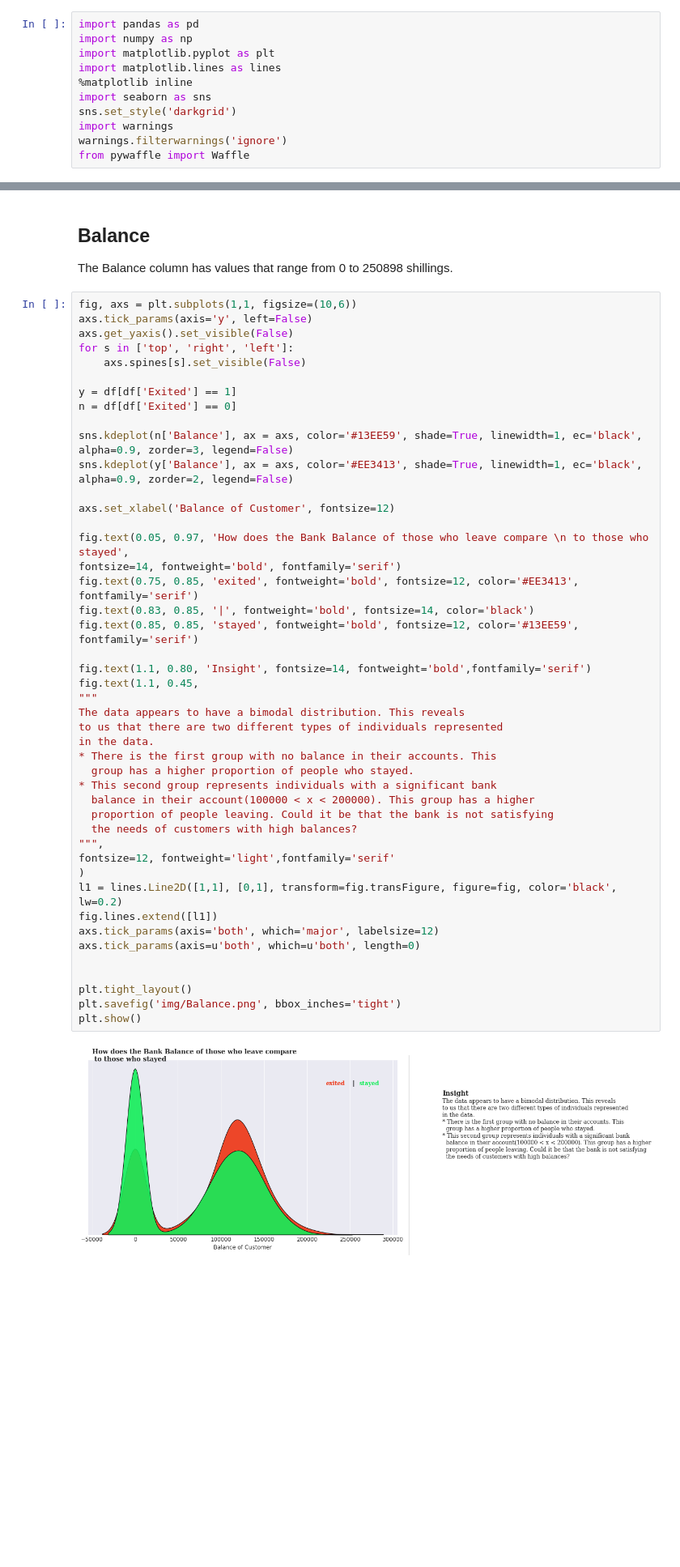
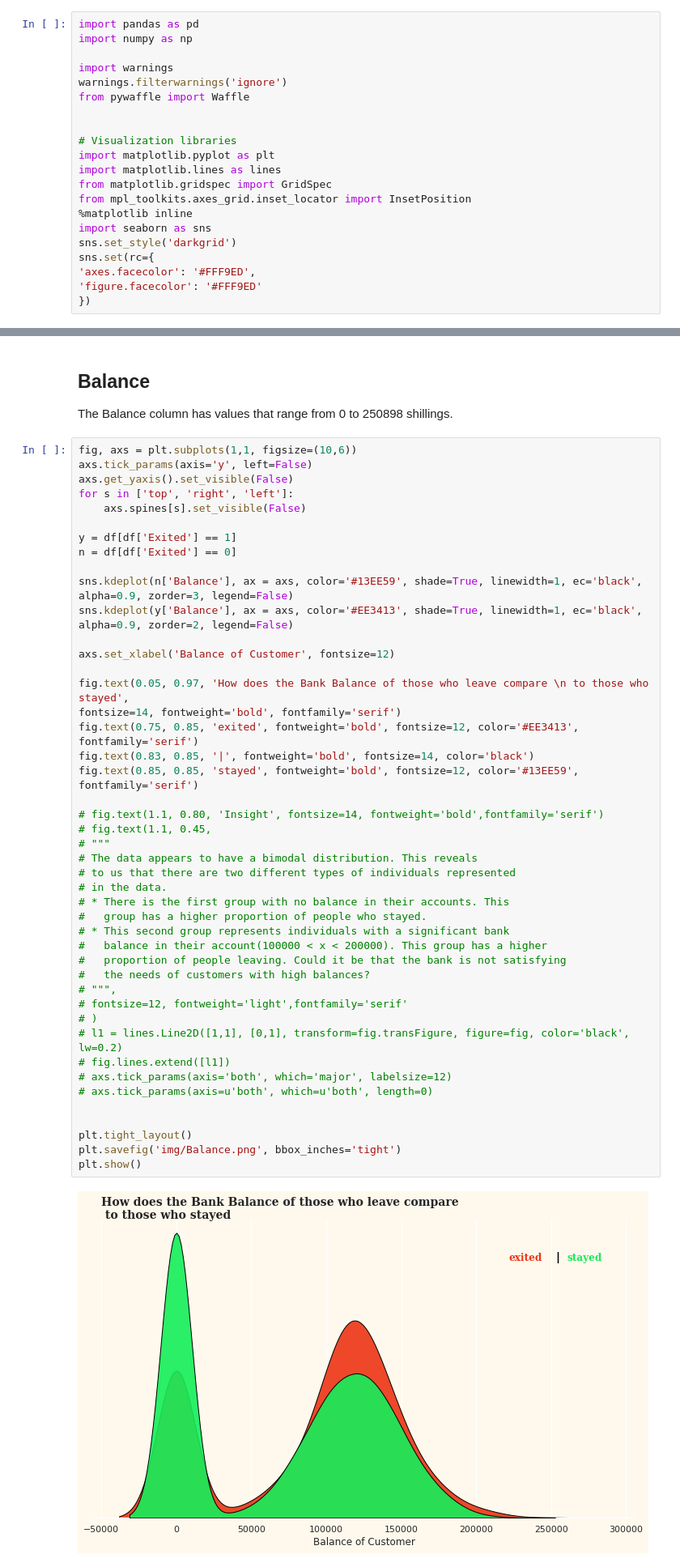
Before and after one commit to Kevin-Nduati/Bank-Customer-Churn-Modelling, a Jupyter notebook: Churn.ipynb, the cells around one changed output, grey strips where cells are left out. Shown: that part at 81% size. Drawn from its saved outputs; the diff is of its cells as text; blank space fills up the shorter version.

Commit message:
Visualization

```diff
--- a/Churn.ipynb
+++ b/Churn.ipynb
@@ -1,14 +1,24 @@
 # %%
 import pandas as pd
 import numpy as np
+
+import warnings
+warnings.filterwarnings('ignore')
+from pywaffle import Waffle
+
+
+# Visualization libraries
 import matplotlib.pyplot as plt
 import matplotlib.lines as lines
+from matplotlib.gridspec import GridSpec
+from mpl_toolkits.axes_grid.inset_locator import InsetPosition
 %matplotlib inline
 import seaborn as sns
 sns.set_style('darkgrid')
-import warnings
-warnings.filterwarnings('ignore')
-from pywaffle import Waffle
+sns.set(rc={
+'axes.facecolor': '#FFF9ED',
+'figure.facecolor': '#FFF9ED'
+})
 # %%
 df = pd.read_csv('Churn_Modelling.csv')
 df.drop('RowNumber', axis=1, inplace=True)
@@ -67,49 +75,49 @@ The Balance column has values that range from 0 to 250898 shillings.
 # %%
 fig, axs = plt.subplots(1,1, figsize=(10,6))
 axs.tick_params(axis='y', left=False)
 axs.get_yaxis().set_visible(False)
 for s in ['top', 'right', 'left']:
     axs.spines[s].set_visible(False)
 
 y = df[df['Exited'] == 1]
 n = df[df['Exited'] == 0]
 
 sns.kdeplot(n['Balance'], ax = axs, color='#13EE59', shade=True, linewidth=1, ec='black',
 alpha=0.9, zorder=3, legend=False)
 sns.kdeplot(y['Balance'], ax = axs, color='#EE3413', shade=True, linewidth=1, ec='black',
 alpha=0.9, zorder=2, legend=False)
 
 axs.set_xlabel('Balance of Customer', fontsize=12)
 
 fig.text(0.05, 0.97, 'How does the Bank Balance of those who leave compare \n to those who stayed',
 fontsize=14, fontweight='bold', fontfamily='serif')
 fig.text(0.75, 0.85, 'exited', fontweight='bold', fontsize=12, color='#EE3413', fontfamily='serif')
 fig.text(0.83, 0.85, '|', fontweight='bold', fontsize=14, color='black')
 fig.text(0.85, 0.85, 'stayed', fontweight='bold', fontsize=12, color='#13EE59', fontfamily='serif')
 
-fig.text(1.1, 0.80, 'Insight', fontsize=14, fontweight='bold',fontfamily='serif')
-fig.text(1.1, 0.45,
-"""
-The data appears to have a bimodal distribution. This reveals
-to us that there are two different types of individuals represented
-in the data.
-* There is the first group with no balance in their accounts. This
-  group has a higher proportion of people who stayed.
-* This second group represents individuals with a significant bank
-  balance in their account(100000 < x < 200000). This group has a higher
-  proportion of people leaving. Could it be that the bank is not satisfying
-  the needs of customers with high balances?
-""",
-fontsize=12, fontweight='light',fontfamily='serif'
-)
-l1 = lines.Line2D([1,1], [0,1], transform=fig.transFigure, figure=fig, color='black', lw=0.2)
-fig.lines.extend([l1])
-axs.tick_params(axis='both', which='major', labelsize=12)
-axs.tick_params(axis=u'both', which=u'both', length=0)
+# fig.text(1.1, 0.80, 'Insight', fontsize=14, fontweight='bold',fontfamily='serif')
+# fig.text(1.1, 0.45,
+# """
+# The data appears to have a bimodal distribution. This reveals
+# to us that there are two different types of individuals represented
+# in the data.
+# * There is the first group with no balance in their accounts. This
+#   group has a higher proportion of people who stayed.
+# * This second group represents individuals with a significant bank
+#   balance in their account(100000 < x < 200000). This group has a higher
+#   proportion of people leaving. Could it be that the bank is not satisfying
+#   the needs of customers with high balances?
+# """,
+# fontsize=12, fontweight='light',fontfamily='serif'
+# )
+# l1 = lines.Line2D([1,1], [0,1], transform=fig.transFigure, figure=fig, color='black', lw=0.2)
+# fig.lines.extend([l1])
+# axs.tick_params(axis='both', which='major', labelsize=12)
+# axs.tick_params(axis=u'both', which=u'both', length=0)
 
 
 plt.tight_layout()
 plt.savefig('img/Balance.png', bbox_inches='tight')
 plt.show()
 # %% [output]
-[figure, old version]
+[figure, new version]
```
Also changed, not shown: parts of 11 cells of this notebook, 3 other files.
